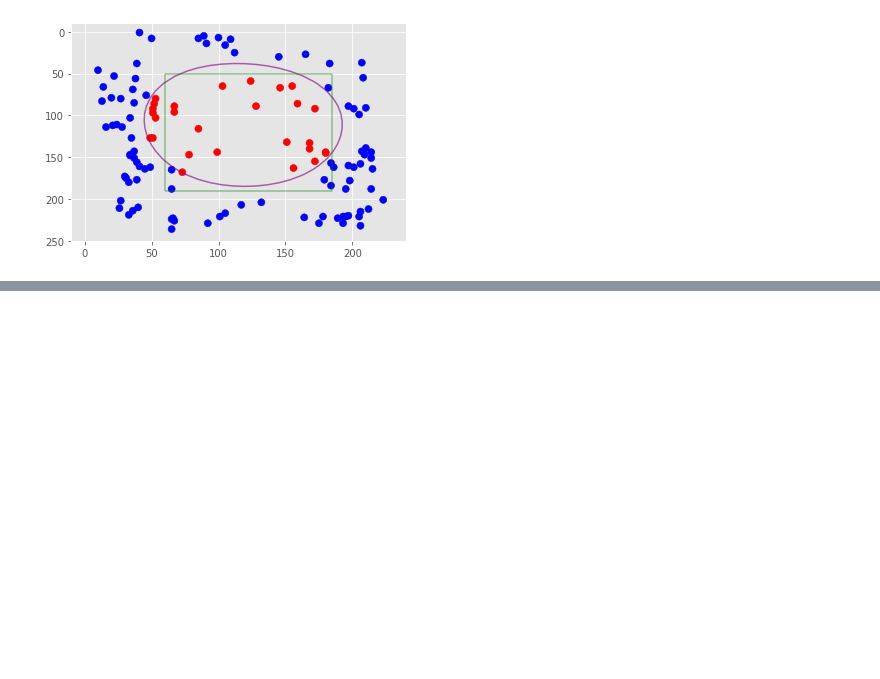
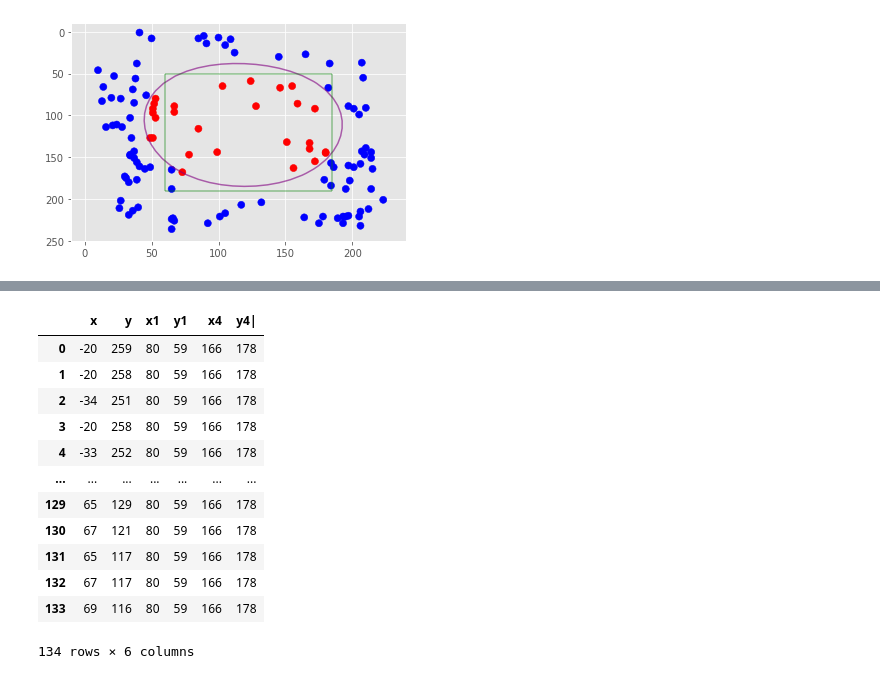
Before and after one commit to 2020-Computer-Vision/Classification, a Jupyter notebook: SVM/SVM.ipynb, the cells around one changed output, grey strips where cells are left out. Drawn from its saved outputs; the diff is of its cells as text; code cells hidden in the pictures; blank space fills up the shorter version.

```diff
--- a/SVM/SVM.ipynb
+++ b/SVM/SVM.ipynb
@@ -163,0 +163,19 @@ array([51, 97])
+# %%
+locs.columns = ['x', 'y', 'x1', 'y1', 'x4', 'y4|']
+len(locs)
+pitch = locs[40:43]
+locs
+# %% [output]
+|  | x | y | x1 | y1 | x4 | y4| |
+| 0 | -20 | 259 | 80 | 59 | 166 | 178 |
+| 1 | -20 | 258 | 80 | 59 | 166 | 178 |
+| 2 | -34 | 251 | 80 | 59 | 166 | 178 |
+| 3 | -20 | 258 | 80 | 59 | 166 | 178 |
+| 4 | -33 | 252 | 80 | 59 | 166 | 178 |
+| ... | ... | ... | ... | ... | ... | ... |
+| 129 | 65 | 129 | 80 | 59 | 166 | 178 |
+| 130 | 67 | 121 | 80 | 59 | 166 | 178 |
+| 131 | 65 | 117 | 80 | 59 | 166 | 178 |
+| 132 | 67 | 117 | 80 | 59 | 166 | 178 |
+| 133 | 69 | 116 | 80 | 59 | 166 | 178 |
+134 rows × 6 columns
```
Also changed, not shown: parts of 3 cells of this notebook.
